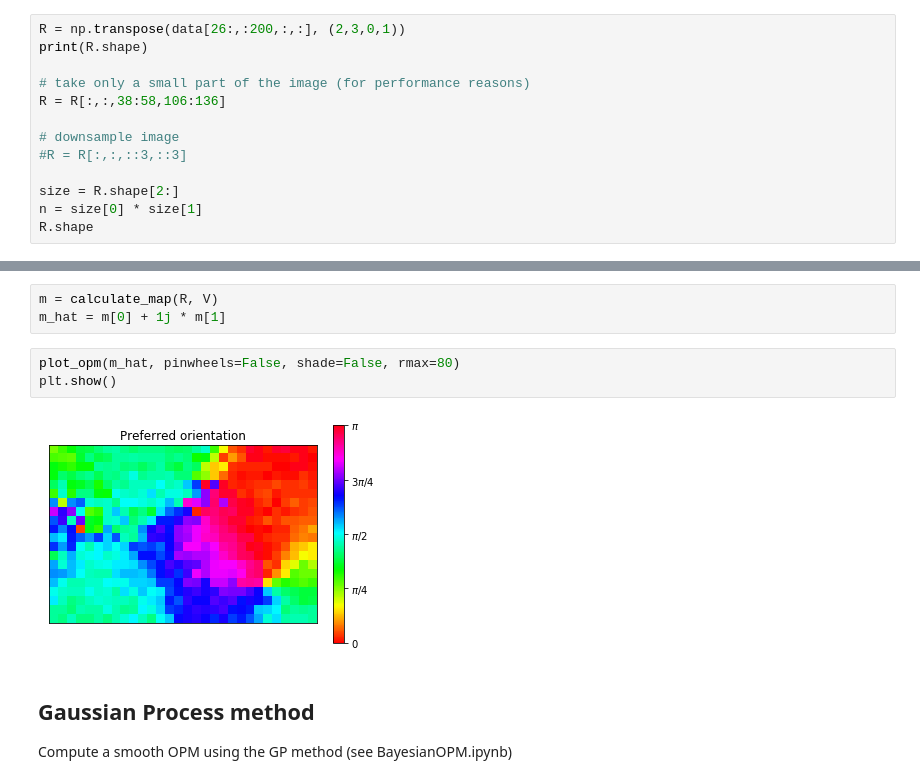
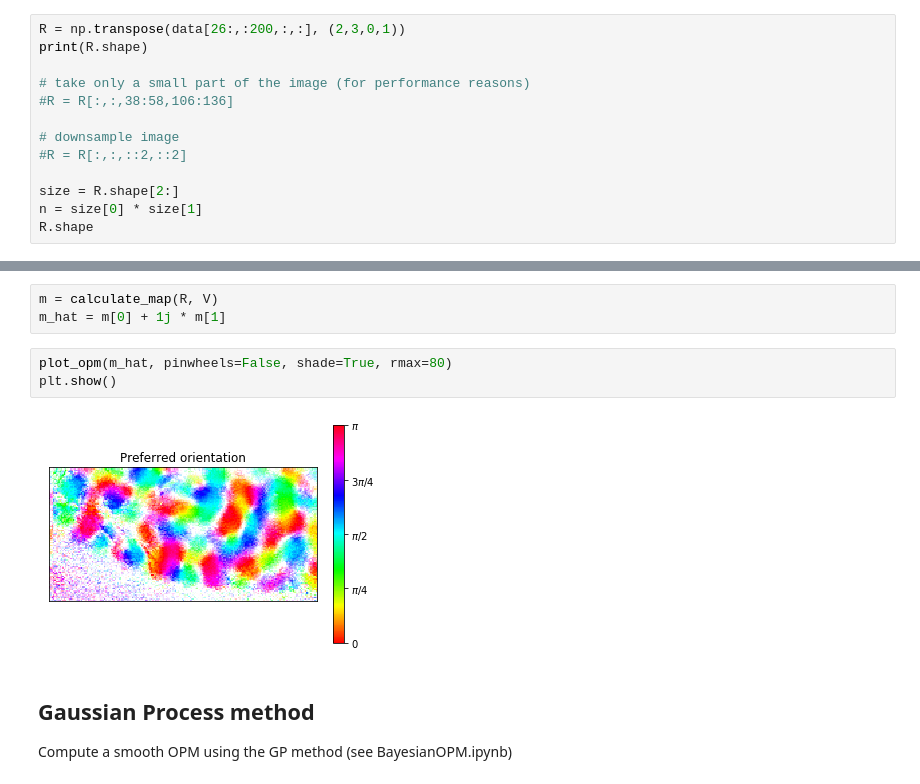
Before and after one commit to mackelab/gp-maps-python, a Jupyter notebook: FerretData.ipynb, the cells around one changed output, grey strips where cells are left out. Saved outputs shown, nothing was run; the diff lists cells and outputs as text.

```diff
--- a/FerretData.ipynb
+++ b/FerretData.ipynb
@@ -19,10 +19,10 @@ R = np.transpose(data[26:,:200,:,:], (2,3,0,1))
 print(R.shape)
 
 # take only a small part of the image (for performance reasons)
-R = R[:,:,38:58,106:136]
+#R = R[:,:,38:58,106:136]
 
 # downsample image
-#R = R[:,:,::3,::3]
+#R = R[:,:,::2,::2]
 
 size = R.shape[2:]
 n = size[0] * size[1]
@@ -55,10 +55,10 @@ V.shape
 m = calculate_map(R, V)
 m_hat = m[0] + 1j * m[1]
 # %%
-plot_opm(m_hat, pinwheels=False, shade=False, rmax=80)
+plot_opm(m_hat, pinwheels=False, shade=True, rmax=80)
 plt.show()
 # %% [output]
-[figure, old version]
+[figure, new version]
 # %% [markdown]
 ## Gaussian Process method
 Compute a smooth OPM using the GP method (see BayesianOPM.ipynb)
```
Also changed, not shown: parts of 8 cells of this notebook, 4 other files.
